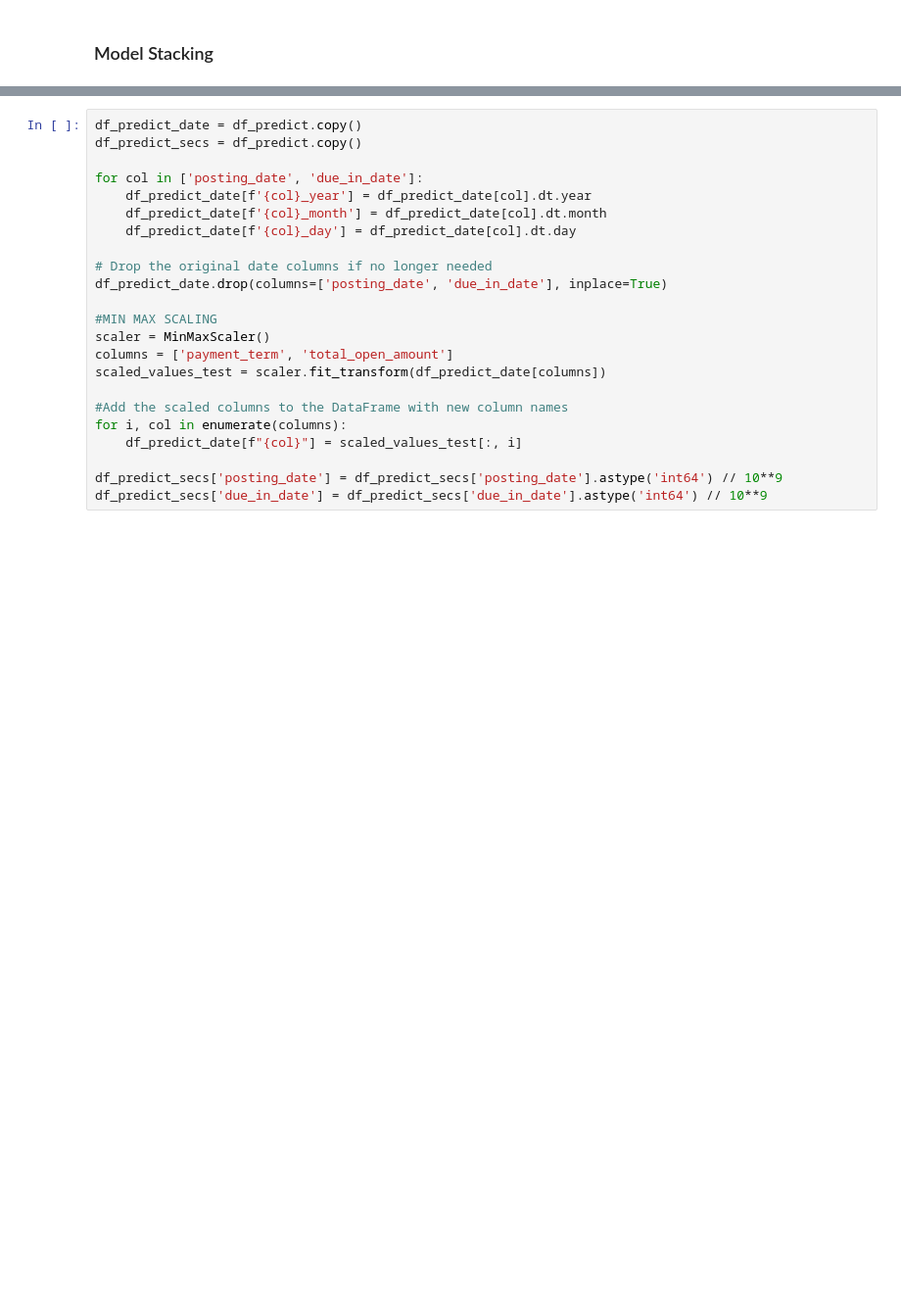
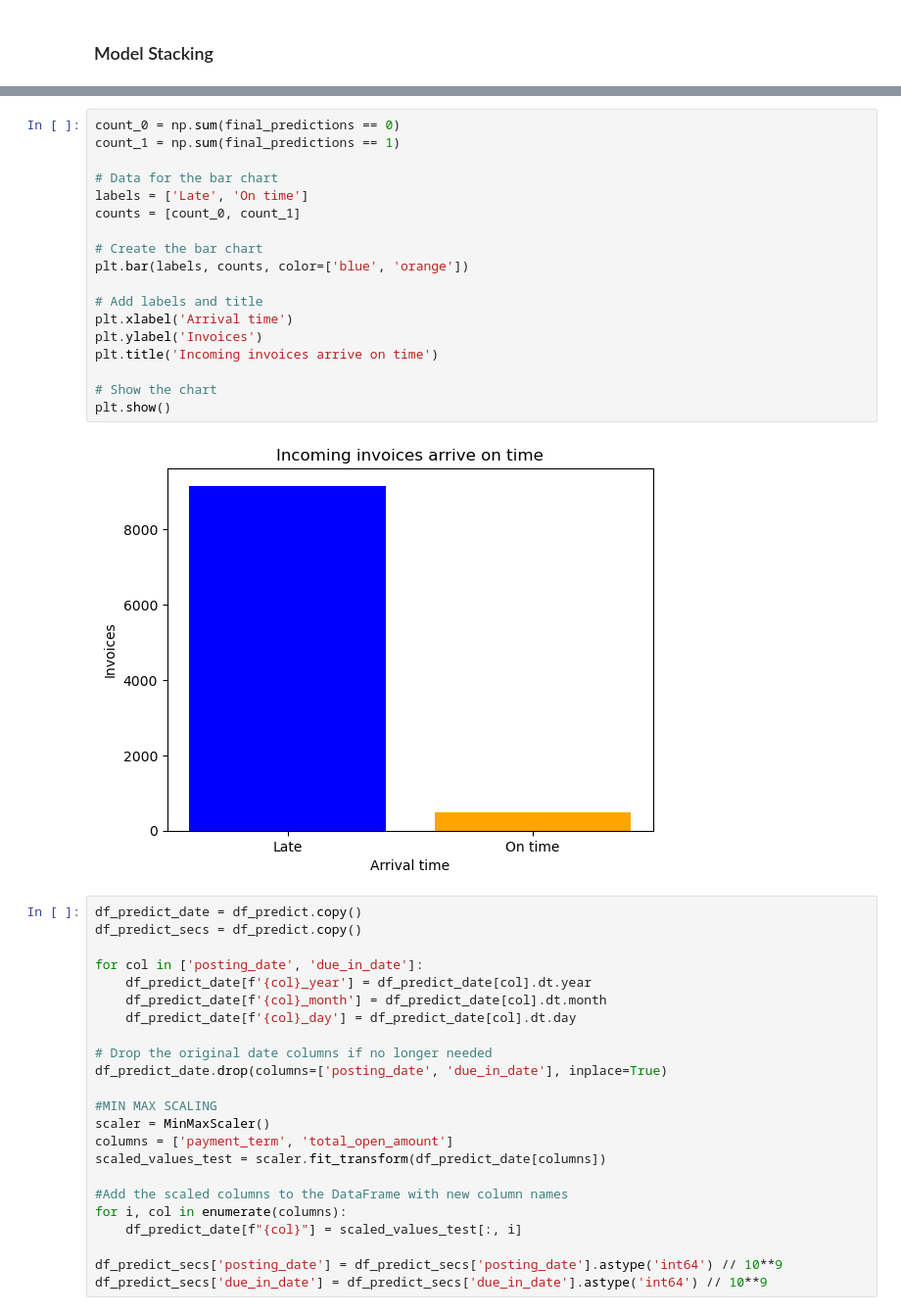
Before and after one commit to Remasproblemas/dv2599_project, a Jupyter notebook: main.ipynb, the cells around one changed output, grey strips where cells are left out. Shown at 98% size. Drawn from its saved outputs; the diff is of its cells as text; blank space fills up the shorter version.

```diff
--- a/main.ipynb
+++ b/main.ipynb
@@ -574,3 +581,23 @@ Stacked Model: 0.9627
+# %%
+count_0 = np.sum(final_predictions == 0)
+count_1 = np.sum(final_predictions == 1)
+
+# Data for the bar chart
+labels = ['Late', 'On time']
+counts = [count_0, count_1]
+
+# Create the bar chart
+plt.bar(labels, counts, color=['blue', 'orange'])
+
+# Add labels and title
+plt.xlabel('Arrival time')
+plt.ylabel('Invoices')
+plt.title('Incoming invoices arrive on time')
+
+# Show the chart
+plt.show()
+# %% [output]
+[figure, added]
 # %%
 df_predict_date = df_predict.copy()
 df_predict_secs = df_predict.copy()
```
Also changed, not shown: parts of 27 cells of this notebook.
